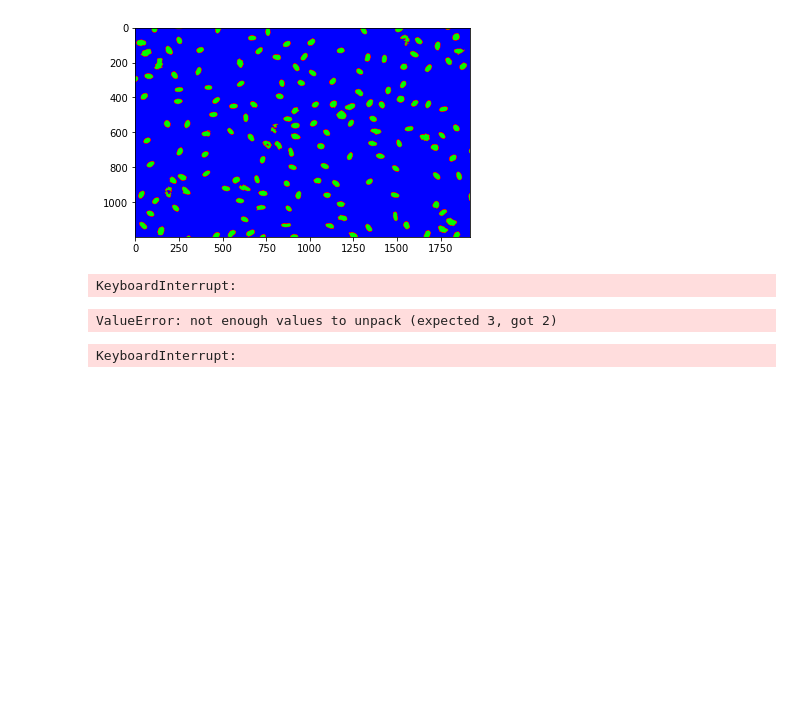
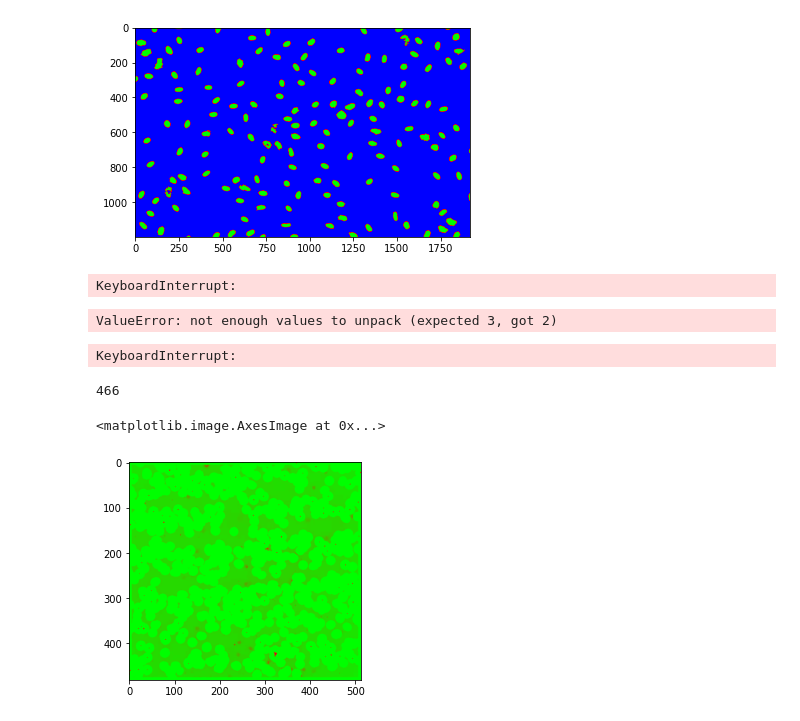
Before and after one commit to Riewww/bachelor, a Jupyter notebook: test.ipynb, the cells around one changed output. Saved outputs shown, nothing was run; the diff lists cells and outputs as text; code cells hidden in the pictures; blank space fills up the shorter version.

```diff
--- a/test.ipynb
+++ b/test.ipynb
@@ -394,3 +385,30 @@ if circles is not None:
 	cv.waitKey(0)
 # %% [output]
 KeyboardInterrupt:
+# %%
+import cv2 as cv
+import numpy as np
+from matplotlib import pyplot as plt
+
+
+img = cv.imread(r"C:\Users\rieke\Desktop\bloodsmears\Image_0054.jpeg");
+
+plt.imshow(img)
+gray = cv.cvtColor(img,cv.COLOR_BGR2GRAY)
+rety, threshy = cv.threshold(gray, 180, 255, cv.THRESH_BINARY+ cv.THRESH_OTSU)
+
+contoury, hierarchyy = cv.findContours(threshy,
+                                       cv.RETR_LIST,
+                                       cv.CHAIN_APPROX_NONE)
+county = 0
+for cony in contoury:
+    if(cv.contourArea(cony)>20):
+        img_contoury = cv.drawContours(gray, cony, -1, (255, 0, 255), 10)
+        county= count+1
+print(count)
+
+plt.imshow(img_contoury, cmap="brg")
+# %% [output]
+466
+<matplotlib.image.AxesImage at 0x...>
+[figure, added]
```
Also changed, not shown: parts of 3 cells of this notebook, 1 other file.
